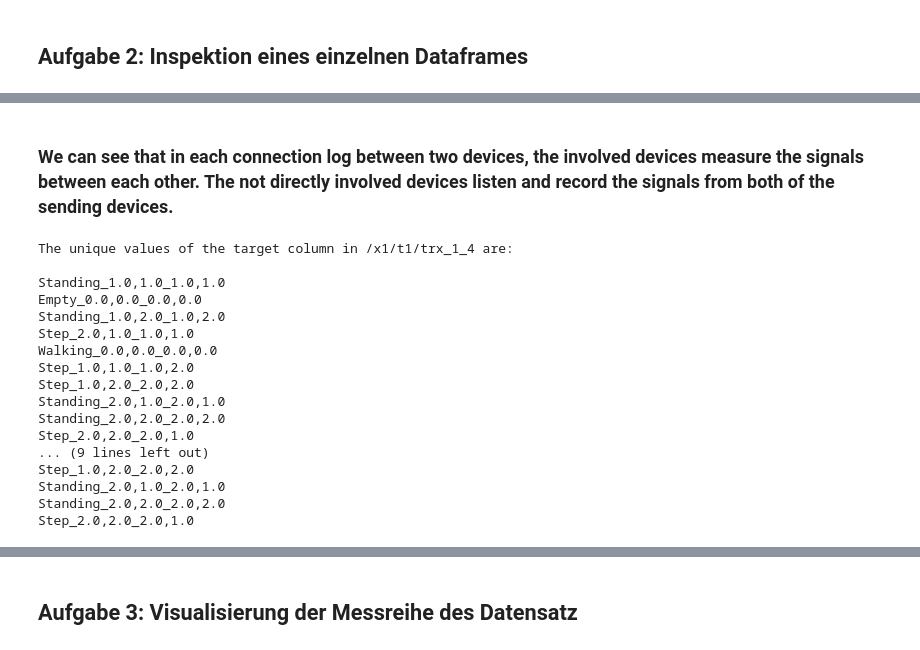
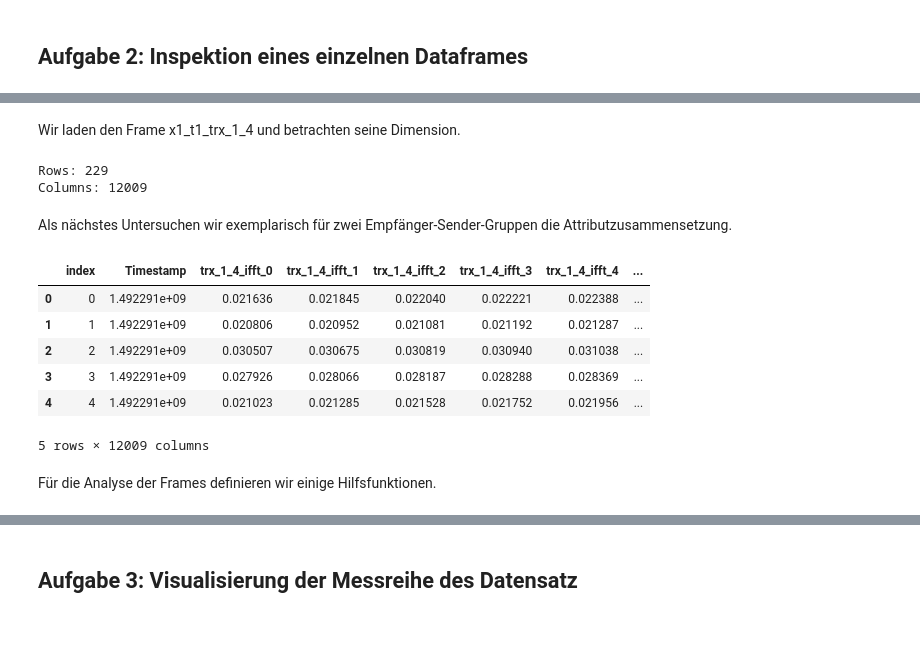
Before and after one commit to hhain/sdap17, a Jupyter notebook: notebooks/robin_ue2/mustererkennung_in_funkmessdaten.ipynb, the cells around one changed output, grey strips where cells are left out. Saved outputs shown, nothing was run; the diff lists cells and outputs as text; code cells hidden in the pictures.

```diff
--- a/notebooks/robin_ue2/mustererkennung_in_funkmessdaten.ipynb
+++ b/notebooks/robin_ue2/mustererkennung_in_funkmessdaten.ipynb
@@ -163,36 +39,24 @@ So in sum we have 12009 columns.
-# %% [markdown]
-### We can see that in each connection log between two devices, the involved devices measure the signals between each other. The not directly involved devices listen and record the signals from both of the sending devices.
-# %%
-# Next we take a look at the target columns
-
-target_set = set(df_x1_t1_trx_1_4["target"])
-print('The unique values of the target column in /x1/t1/trx_1_4 are:')
-print()
-for v in target_set:
-    print(v)
-
-print()
-
-target_set = set(df_x3_t2_trx_3_1["target"])
-print('The unique values of the target column in /x3/t2/trx_3_1 are:')
-print()
-for v in target_set:
-    print(v)
-# %% [output]
-The unique values of the target column in /x1/t1/trx_1_4 are:
-
-Standing_1.0,1.0_1.0,1.0
-Empty_0.0,0.0_0.0,0.0
-Standing_1.0,2.0_1.0,2.0
-Step_2.0,1.0_1.0,1.0
-Walking_0.0,0.0_0.0,0.0
-Step_1.0,1.0_1.0,2.0
-Step_1.0,2.0_2.0,2.0
-Standing_2.0,1.0_2.0,1.0
-Standing_2.0,2.0_2.0,2.0
-Step_2.0,2.0_2.0,1.0
-... (9 lines left out)
-Step_1.0,2.0_2.0,2.0
-Standing_2.0,1.0_2.0,1.0
-Standing_2.0,2.0_2.0,2.0
-Step_2.0,2.0_2.0,1.0
+# %% [markdown]
+Wir laden den Frame x1_t1_trx_1_4 und betrachten seine Dimension.
+# %%
+df_x1_t1_trx_1_4 = hdf.get('/x1/t1/trx_1_4')
+print("Rows:", df_x1_t1_trx_1_4.shape[0])
+print("Columns:", df_x1_t1_trx_1_4.shape[1])
+# %% [output]
+Rows: 229
+Columns: 12009
+# %% [markdown]
+Als nächstes Untersuchen wir exemplarisch für zwei Empfänger-Sender-Gruppen die Attributzusammensetzung.
+# %%
+# first inspection of columns from df_x1_t1_trx_1_4
+df_x1_t1_trx_1_4.head(5)
+# %% [output]
+|  | index | Timestamp | trx_1_4_ifft_0 | trx_1_4_ifft_1 | trx_1_4_ifft_2 | trx_1_4_ifft_3 | trx_1_4_ifft_4 | ... |
+| 0 | 0 | 1.492291e+09 | 0.021636 | 0.021845 | 0.022040 | 0.022221 | 0.022388 | ... |
+| 1 | 1 | 1.492291e+09 | 0.020806 | 0.020952 | 0.021081 | 0.021192 | 0.021287 | ... |
+| 2 | 2 | 1.492291e+09 | 0.030507 | 0.030675 | 0.030819 | 0.030940 | 0.031038 | ... |
+| 3 | 3 | 1.492291e+09 | 0.027926 | 0.028066 | 0.028187 | 0.028288 | 0.028369 | ... |
+| 4 | 4 | 1.492291e+09 | 0.021023 | 0.021285 | 0.021528 | 0.021752 | 0.021956 | ... |
+5 rows × 12009 columns
+# %% [markdown]
+Für die Analyse der Frames definieren wir einige Hilfsfunktionen.
```
Also changed, not shown: parts of 20 cells of this notebook.
